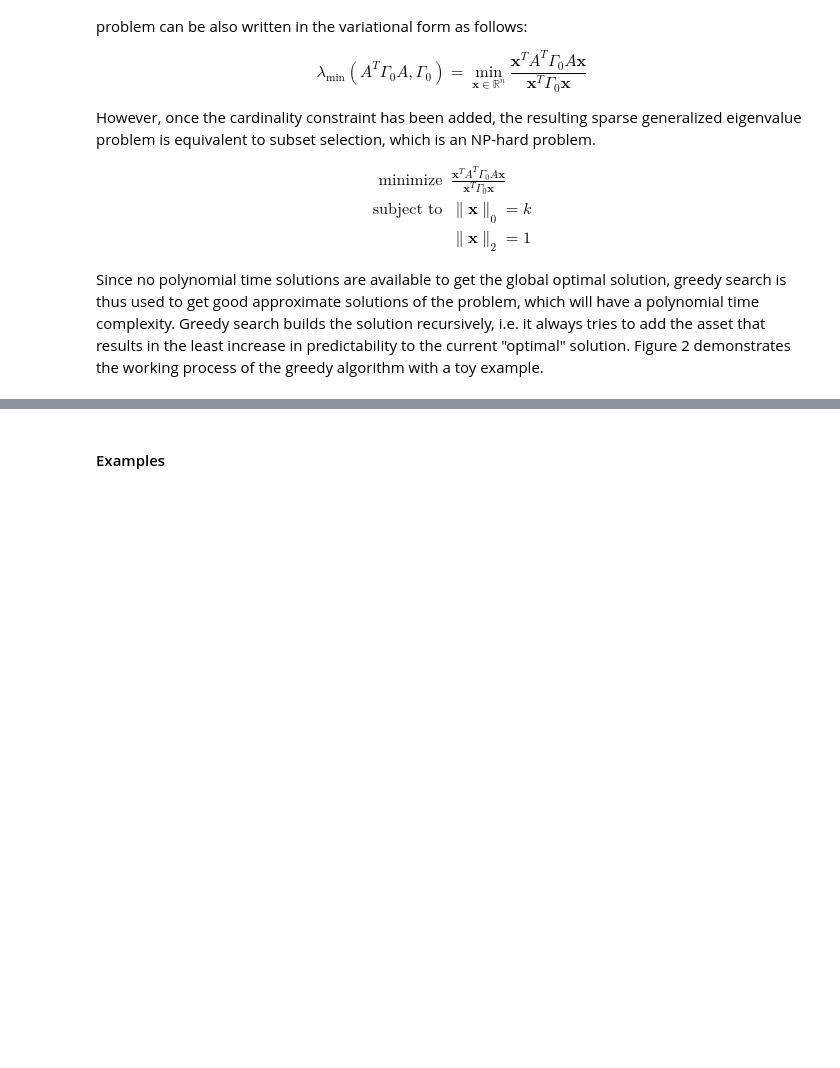
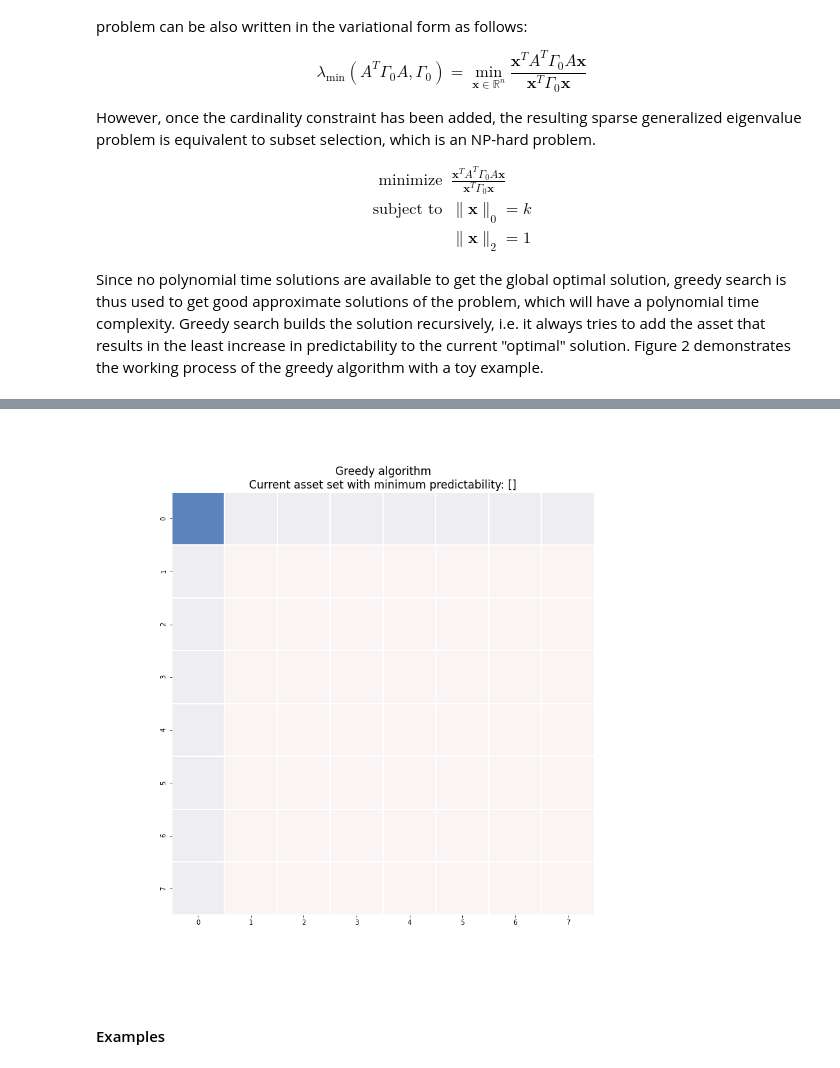
Before and after one commit to hudson-and-thames/arbitrage_research, a Jupyter notebook: Cointegration Approach/Sparse Mean-reverting Portfolio Selection.ipynb, the cells around one changed output, grey strips where cells are left out. Drawn from its saved outputs; the diff is of its cells as text; code cells hidden in the pictures; blank space fills up the shorter version.

```diff
--- a/Cointegration Approach/Sparse Mean-reverting Portfolio Selection.ipynb
+++ b/Cointegration Approach/Sparse Mean-reverting Portfolio Selection.ipynb
@@ -388,3 +386,8 @@ Since no polynomial time solutions are available to get the global optimal solut
+# %%
+from IPython.display import Image
+Image(filename='./images/greedy_demo.gif')
+# %% [output]
+[figure, added]
 # %% [markdown]
 #### Examples
 # %% [markdown]
```
Also changed, not shown: parts of 1 cell of this notebook.
